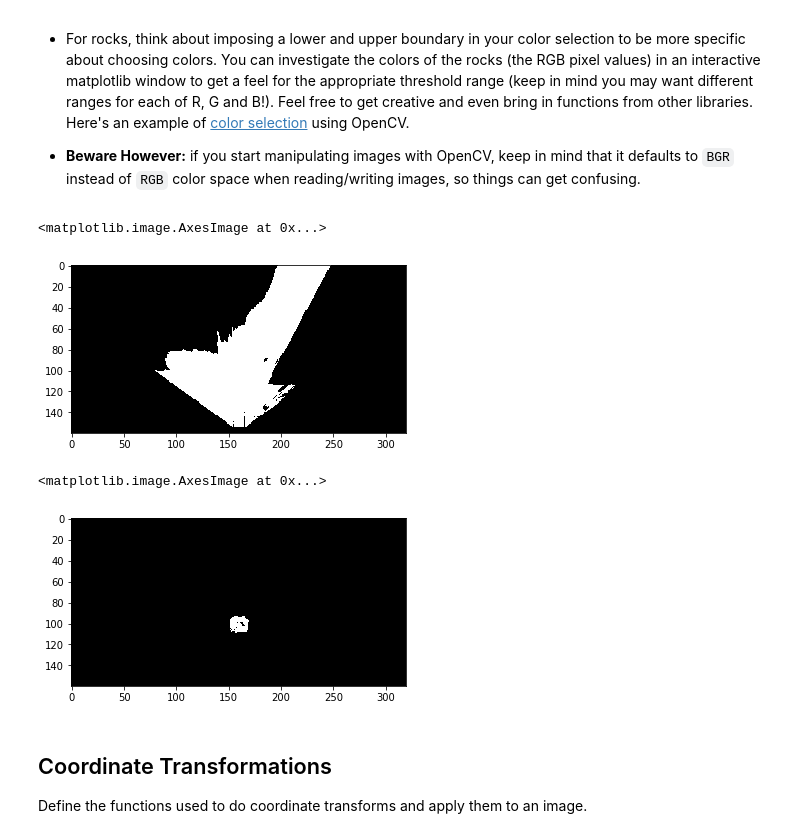
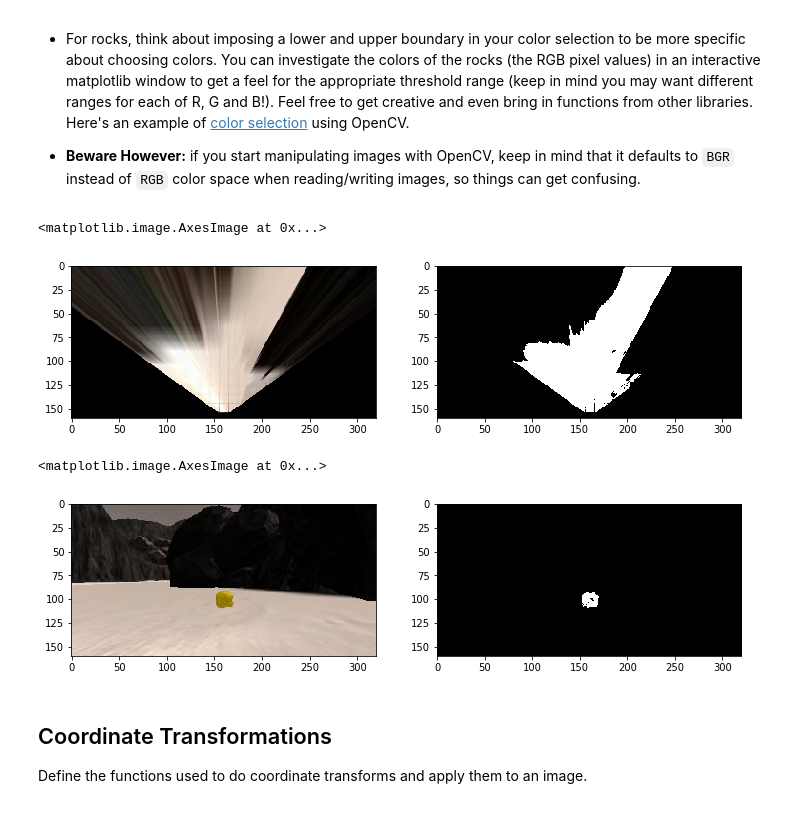
Before and after one commit to markusbrn/RoboNDSearchAndSampleP1, a Jupyter notebook: Project/code/Rover_Project_Test_Notebook.ipynb, the cells around one changed output. Drawn from its saved outputs; the diff is of its cells as text; code cells hidden in the pictures.

```diff
--- a/Project/code/Rover_Project_Test_Notebook.ipynb
+++ b/Project/code/Rover_Project_Test_Notebook.ipynb
@@ -123,26 +123,30 @@ Define the color thresholding function from the lesson and apply it to the warpe
 # %%
 # Identify pixels above the threshold
 # Threshold of RGB > 160 does a nice job of identifying ground pixels only
 def navigable_thresh(img, rgb_thresh=(160, 160, 160)):
     # Create an array of zeros same xy size as img, but single channel
     color_select = np.zeros_like(img[:,:,0])
     # Require that each pixel be above all three threshold values in RGB
     # above_thresh will now contain a boolean array with "True"
     # where threshold was met
     above_thresh = (img[:,:,0] > rgb_thresh[0]) \
                  & (img[:,:,1] > rgb_thresh[1]) \
                  & (img[:,:,2] > rgb_thresh[2])
     # Index the array of zeros with the boolean array and set to 1
     color_select[above_thresh] = 1
     # Return the binary image
     return color_select
 
 threshed = navigable_thresh(grid_warped)
+plt.figure(figsize=(12,9))
+plt.subplot(121)
+plt.imshow(grid_warped)
+plt.subplot(122)
 plt.imshow(threshed, cmap='gray')
 #scipy.misc.imsave('../output/warped_threshed.jpg', threshed*255)
 # %% [output]
 <matplotlib.image.AxesImage at 0x...>
-[figure, old version]
+[figure, new version]
 # %%
 # Identify pixels above the threshold
 # Threshold of RGB > 160 does a nice job of identifying ground pixels only
@@ -161,11 +165,15 @@ def rock_thresh(img, rgb_thresh=(110, 110, 50)):
     return color_select
 
 threshed = rock_thresh(rock_img)
+plt.figure(figsize=(12,9))
+plt.subplot(121)
+plt.imshow(rock_img)
+plt.subplot(122)
 plt.imshow(threshed, cmap='gray')
 #scipy.misc.imsave('../output/warped_threshed.jpg', threshed*255)
 # %% [output]
 <matplotlib.image.AxesImage at 0x...>
-[figure, old version]
+[figure, new version]
 # %% [markdown]
 ## Coordinate Transformations
 Define the functions used to do coordinate transforms and apply them to an image.
```
Also changed, not shown: parts of 3 cells of this notebook, 5 other files.
